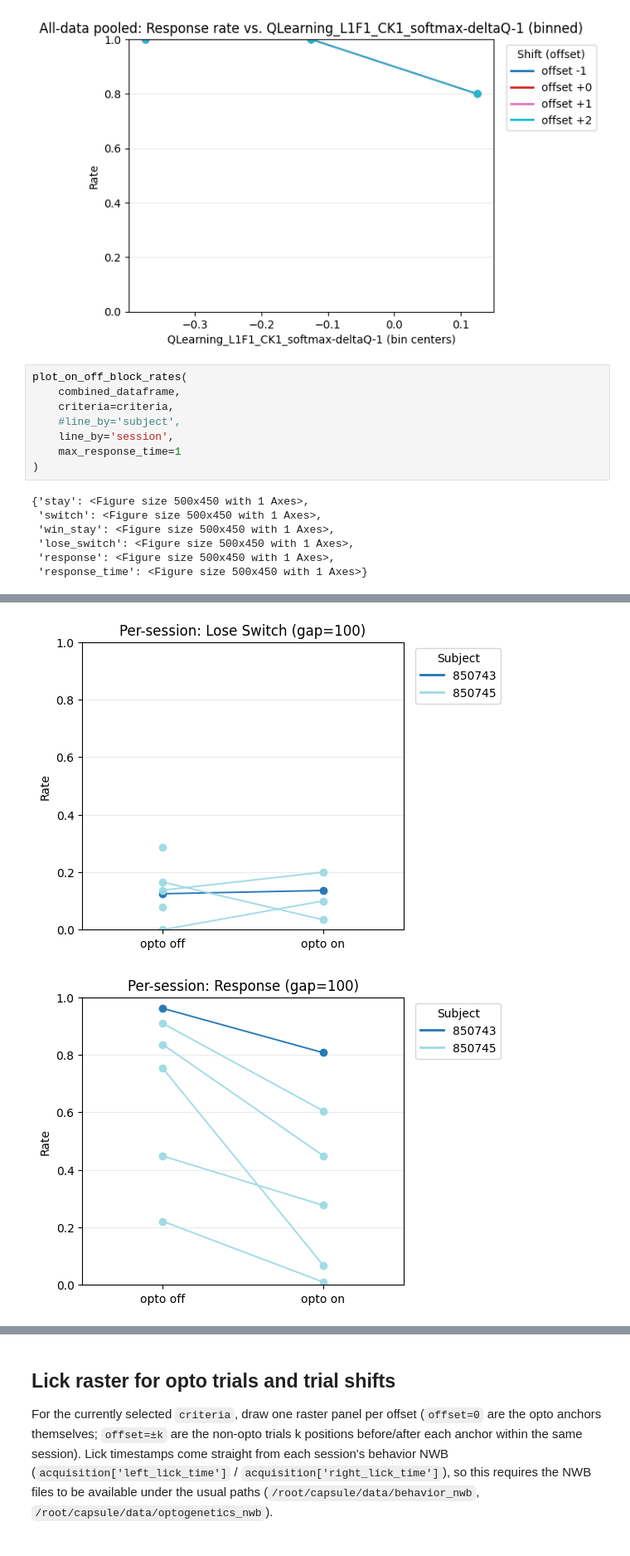
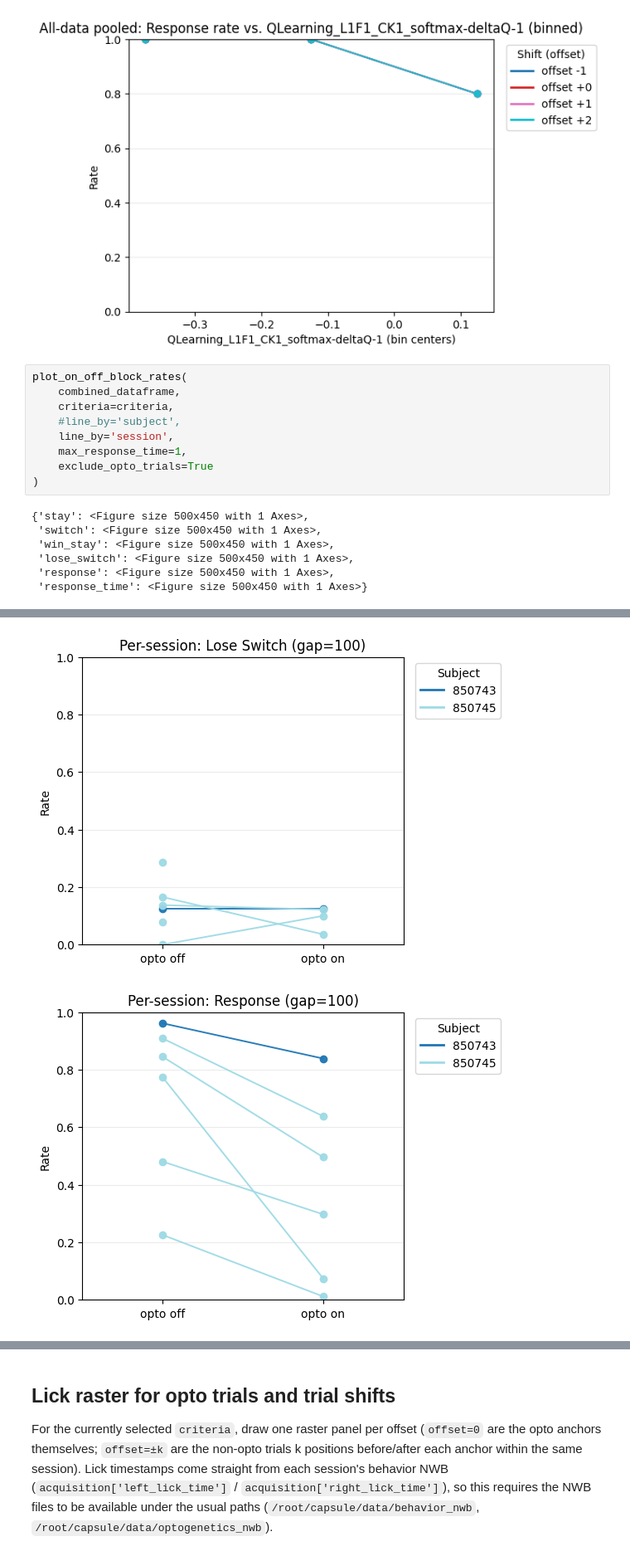
Before and after one commit to AllenNeuralDynamics/aind-dft-ephys-analysis, a Jupyter notebook: notebook/optogenetics_visualization.ipynb, the cells around one changed output, grey strips where cells are left out. Shown at 83% size. Saved outputs shown, nothing was run; the diff lists cells and outputs as text.

```diff
--- a/notebook/optogenetics_visualization.ipynb
+++ b/notebook/optogenetics_visualization.ipynb
@@ -374,7 +374,8 @@ plot_on_off_block_rates(
     criteria=criteria,
     #line_by='subject',
     line_by='session',
-    max_response_time=1
+    max_response_time=1,
+    exclude_opto_trials=True
 )
 # %% [output]
 {'stay': <Figure size 500x450 with 1 Axes>,
@@ -389,2 +390,2 @@ plot_on_off_block_rates(
-[figure, old version]
+[figure, new version]
-[figure, old version]
+[figure, new version]
```
Also changed, not shown: parts of 1 cell of this notebook.
